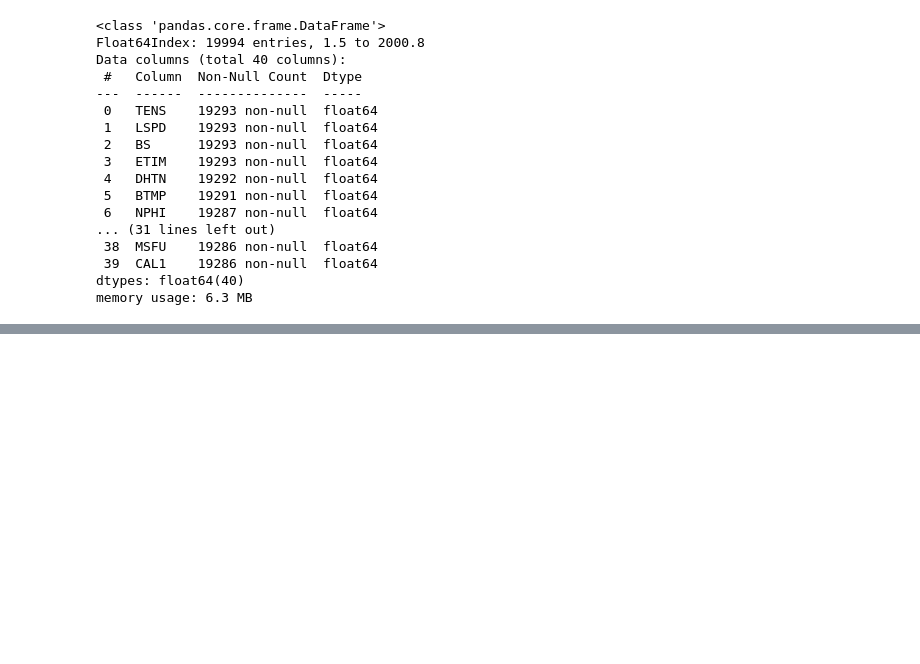
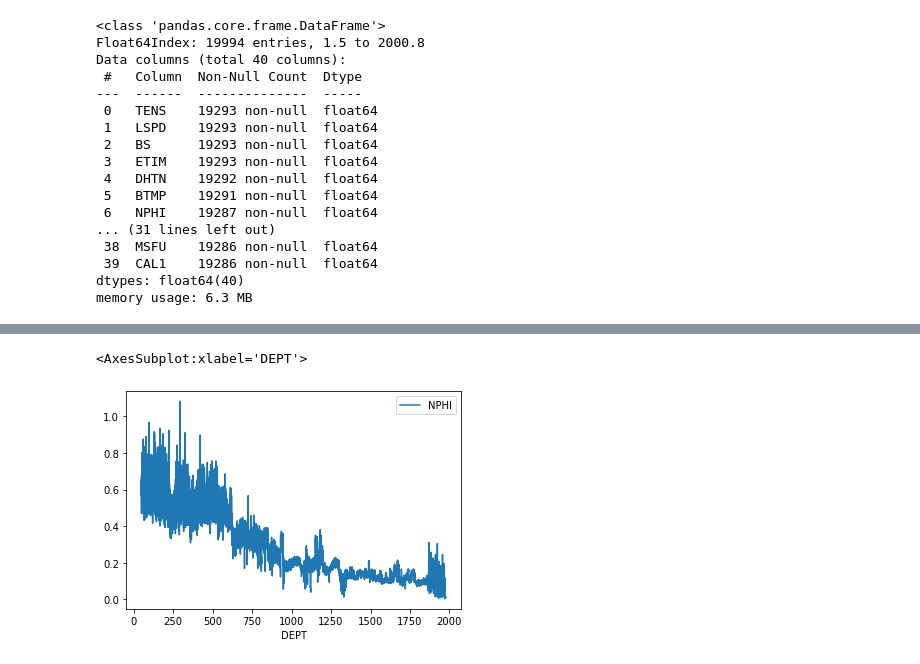
Before and after one commit to aliyusifov99/Well-Log-Data-Analysis, a Jupyter notebook: eda.ipynb, the cells around one changed output, grey strips where cells are left out. Cells and saved outputs as stored; diff of their text form; code cells hidden in the pictures; blank space fills up the shorter version.

```diff
--- a/eda.ipynb
+++ b/eda.ipynb
@@ -78,0 +131,5 @@ memory usage: 6.3 MB
+# %%
+las_df.plot(y='NPHI')
+# %% [output]
+<AxesSubplot:xlabel='DEPT'>
+[figure, added]
```
Also changed, not shown: parts of 33 cells of this notebook.
